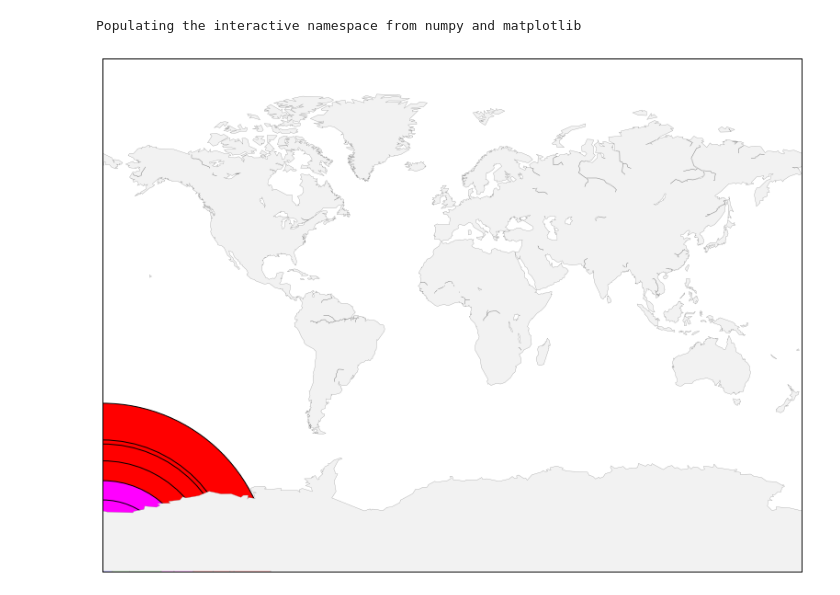
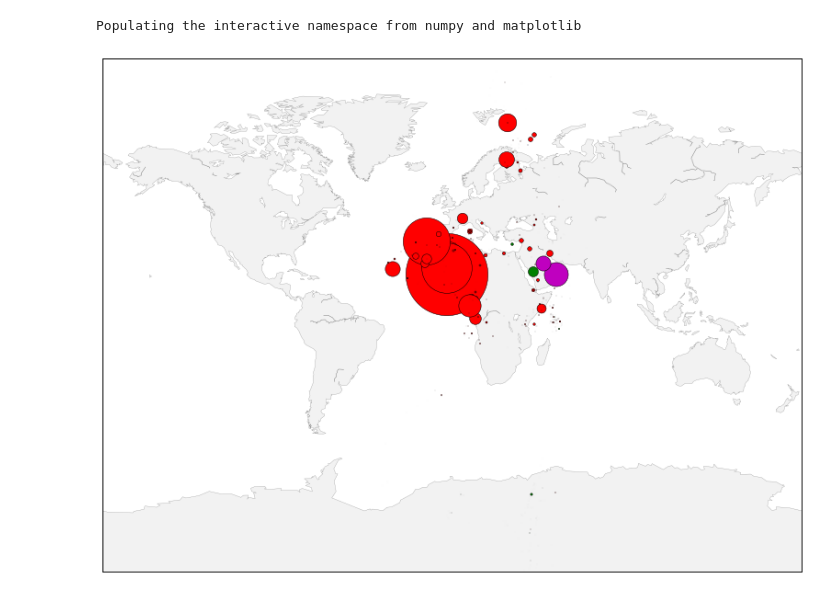
Before and after one commit to juliechomrak/CSCI-2000Ututorial, a Jupyter notebook: Assignments/Assignment-4/cfr_map.ipynb, the cells around one changed output. Cells and saved outputs as stored; diff of their text form; code cells hidden in the pictures.

```diff
--- a/Assignments/Assignment-4/cfr_map.ipynb
+++ b/Assignments/Assignment-4/cfr_map.ipynb
@@ -11,6 +11,9 @@ x = np.array([])
 y = np.array([])
 cases = np.array([])
 z = 0
+
+lat = 0
+lon = 0
 
 for line in file:
     row = line.split(',')
@@ -38,35 +41,51 @@ ax = plt.subplot(1,1,1)
 
 earth = Basemap(projection='mill')
 
 earth.drawcoastlines(color='0.50', linewidth=0.25)
 earth.fillcontinents(color='0.95')
 
 for element in x:
     if (disease[z] == 'Measles'):
-        ax.scatter(x[z],y[z],s = cases[z],c = 'Red')
+        lon, lat = earth(x[z],y[z])
+        earth.plot(lon,lat,'ro',markersize = cases[z]/1500)
+    if (disease[z] == 'measles'):
+        lon, lat = earth(x[z],y[z])
+        earth.plot(lon,lat,'bo',markersize = cases[z]/1500)
     z = z + 1
 z = 0
 
 for element in x:
     if (disease[z] == 'Rubella'):
-        ax.scatter(x[z],y[z],s = cases[z],c = 'Magenta')
+        lon, lat = earth(x[z],y[z])
+        earth.plot(lon,lat,'mo',markersize = cases[z]/1500)
+    if (disease[z] == 'rubella'):
+        lon, lat = earth(x[z],y[z])
+        earth.plot(lon,lat,'mo',markersize = cases[z]/1500)
     z = z + 1
 z = 0
 
 for element in x:
     if (disease[z] == 'Mumps'):
-        ax.scatter(x[z],y[z],s = cases[z],c = 'Green')
+        lon, lat = earth(x[z],y[z])
+        earth.plot(lon,lat,'go',markersize = cases[z]/1500)
+    if (disease[z] == 'mumps'):
+        lon, lat = earth(x[z],y[z])
+        earth.plot(lon,lat,'go',markersize = cases[z]/1500)
     z = z + 1
 z = 0
 
 for element in x:
     if (disease[z] == 'Polio'):
-        ax.scatter(x[z],y[z],s = cases[z],c = 'Blue')
+        lon, lat = earth(x[z],y[z])
+        earth.plot(lon,lat,'bo',markersize = cases[z]/1500)
+    if (disease[z] == 'polio'):
+        lon, lat = earth(x[z],y[z])
+        earth.plot(lon,lat,'bo',markersize = cases[z]/1500)
     z = z + 1
 z = 0
 
 
 plt.show()
 # %% [output]
 Populating the interactive namespace from numpy and matplotlib
-[figure, old version]
+[figure, new version]
```
